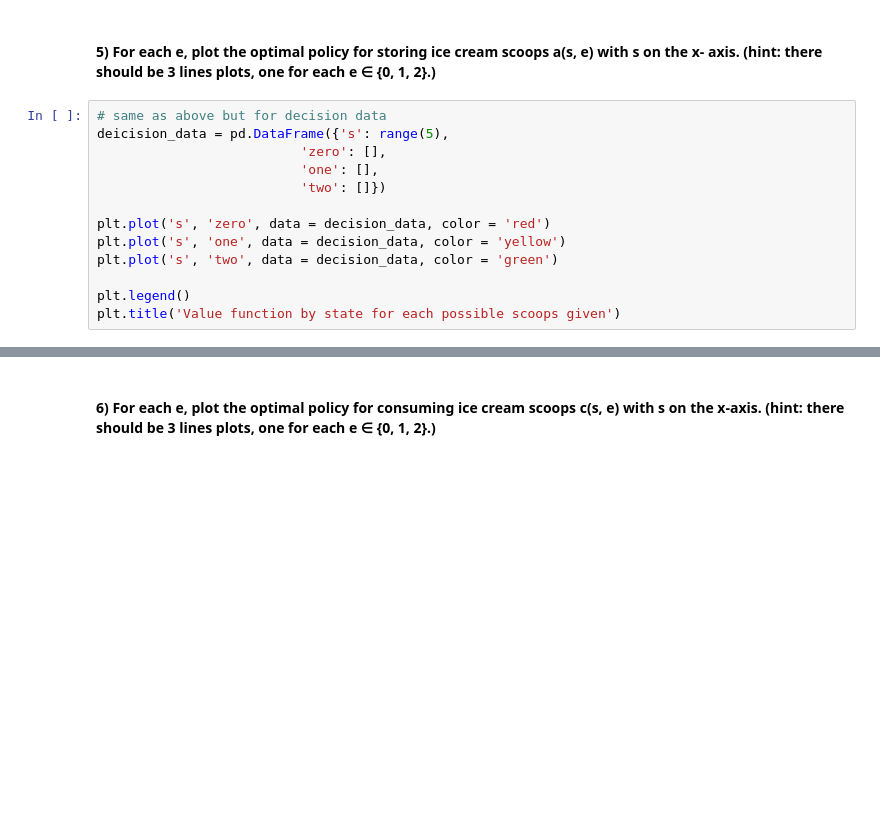
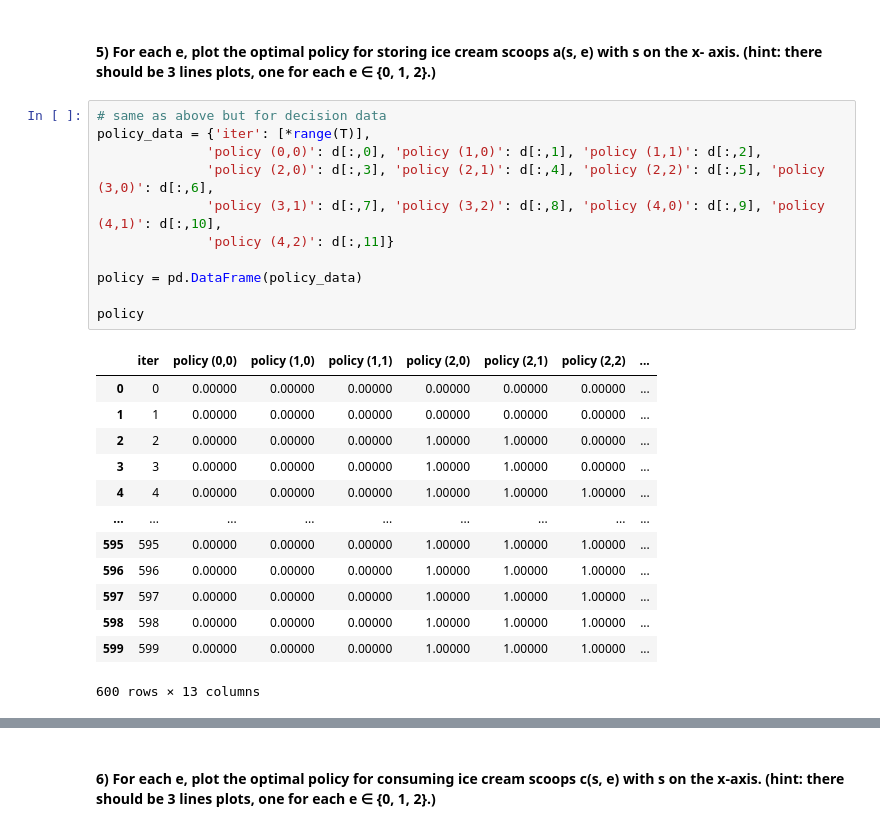
Before and after one commit to colella2/ReinforcementLearning_Assignment2, a Jupyter notebook: Reinforcement_Learning_Assignment 2_Colella_v2.ipynb, the cells around one changed output, grey strips where cells are left out. Saved outputs shown, nothing was run; the diff lists cells and outputs as text; blank space fills up the shorter version.

```diff
--- a/Reinforcement_Learning_Assignment 2_Colella_v2.ipynb
+++ b/Reinforcement_Learning_Assignment 2_Colella_v2.ipynb
@@ -650,15 +723,27 @@ plt.title('Value function by state for each possible scoops given')
 # %% [markdown]
 #### 5) For each e, plot the optimal policy for storing ice cream scoops a(s, e) with s on the x- axis. (hint: there should be 3 lines plots, one for each e ∈ {0, 1, 2}.)
-# %%
-# same as above but for decision data
-deicision_data = pd.DataFrame({'s': range(5),
-                          'zero': [],
-                          'one': [],
-                          'two': []})
-
-plt.plot('s', 'zero', data = decision_data, color = 'red')
-plt.plot('s', 'one', data = decision_data, color = 'yellow')
-plt.plot('s', 'two', data = decision_data, color = 'green')
-
-plt.legend()
-plt.title('Value function by state for each possible scoops given')
+# %%
+# same as above but for decision data
+policy_data = {'iter': [*range(T)],
+              'policy (0,0)': d[:,0], 'policy (1,0)': d[:,1], 'policy (1,1)': d[:,2],
+              'policy (2,0)': d[:,3], 'policy (2,1)': d[:,4], 'policy (2,2)': d[:,5], 'policy (3,0)': d[:,6],
+              'policy (3,1)': d[:,7], 'policy (3,2)': d[:,8], 'policy (4,0)': d[:,9], 'policy (4,1)': d[:,10],
+              'policy (4,2)': d[:,11]}
+
+policy = pd.DataFrame(policy_data)
+
+policy
+# %% [output]
+|  | iter | policy (0,0) | policy (1,0) | policy (1,1) | policy (2,0) | policy (2,1) | policy (2,2) | ... |
+| 0 | 0 | 0.00000 | 0.00000 | 0.00000 | 0.00000 | 0.00000 | 0.00000 | ... |
+| 1 | 1 | 0.00000 | 0.00000 | 0.00000 | 0.00000 | 0.00000 | 0.00000 | ... |
+| 2 | 2 | 0.00000 | 0.00000 | 0.00000 | 1.00000 | 1.00000 | 0.00000 | ... |
+| 3 | 3 | 0.00000 | 0.00000 | 0.00000 | 1.00000 | 1.00000 | 0.00000 | ... |
+| 4 | 4 | 0.00000 | 0.00000 | 0.00000 | 1.00000 | 1.00000 | 1.00000 | ... |
+| ... | ... | ... | ... | ... | ... | ... | ... | ... |
+| 595 | 595 | 0.00000 | 0.00000 | 0.00000 | 1.00000 | 1.00000 | 1.00000 | ... |
+| 596 | 596 | 0.00000 | 0.00000 | 0.00000 | 1.00000 | 1.00000 | 1.00000 | ... |
+| 597 | 597 | 0.00000 | 0.00000 | 0.00000 | 1.00000 | 1.00000 | 1.00000 | ... |
+| 598 | 598 | 0.00000 | 0.00000 | 0.00000 | 1.00000 | 1.00000 | 1.00000 | ... |
+| 599 | 599 | 0.00000 | 0.00000 | 0.00000 | 1.00000 | 1.00000 | 1.00000 | ... |
+600 rows × 13 columns
```
Also changed, not shown: parts of 19 cells of this notebook.
